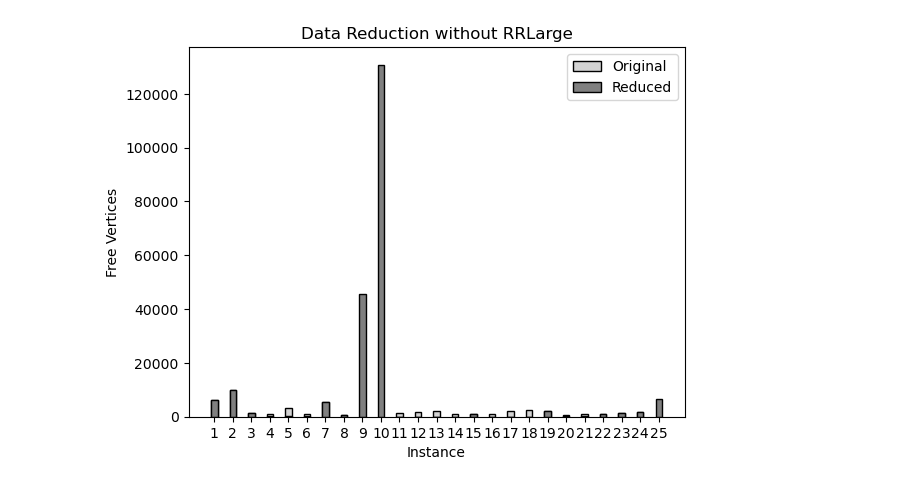
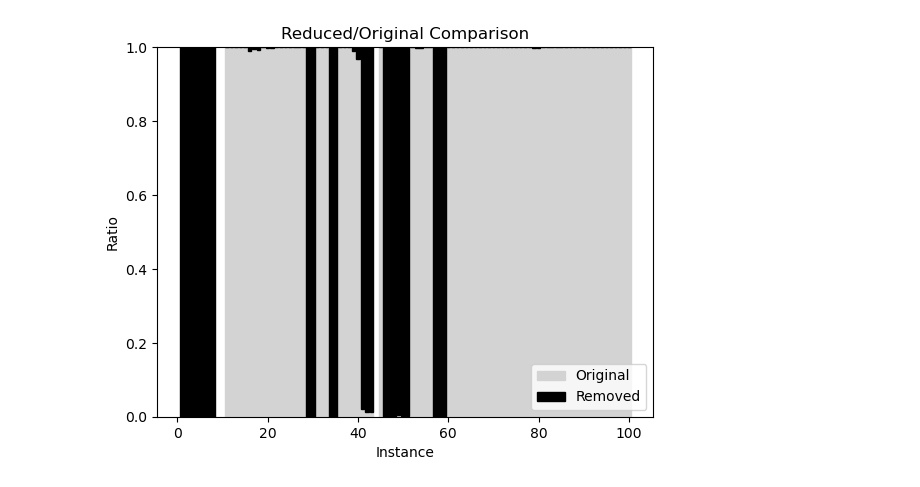
Before and after one commit to lucidLuckylee/pace_2024, a Jupyter notebook: helper/notebooks/data_reduction.ipynb, the cells around one changed output. Drawn from its saved outputs; the diff is of its cells as text; code cells hidden in the pictures.

```diff
--- a/helper/notebooks/data_reduction.ipynb
+++ b/helper/notebooks/data_reduction.ipynb
@@ -98,21 +70,22 @@ reduced_df = pd.DataFrame(reduced_data)
-# %%
-# Get the indices for the data
-indices = range(1, len(original_df) +1)
-
-# Plot the data
-plt.bar(indices, original_df['free'], width=0.35, label='Original', color='lightgrey', edgecolor='black')
-plt.bar(indices, reduced_df['free'], width=0.35, label='Reduced', color='grey', edgecolor='black')
-
-# Add labels and title
-plt.xlabel('Instance')
-plt.ylabel('Free Vertices')
-plt.title('Data Reduction without RRLarge')
-plt.xticks(indices, indices)  # Adjust x-axis ticks
-
-# Add legend
-plt.legend()
-
-# Show plot
-plt.show()
-# %% [output]
-[figure, removed]
+# %%
+ratio_df = reduced_df / original_df
+complement_df = 1 - ratio_df
+fig, ax = plt.subplots()
+
+# Plot the bars
+bar_width = 0.8
+indices = range(1, len(original_df) + 1)
+bars1 = ax.bar(indices, ratio_df['free'], width=bar_width, label='Original', color='lightgrey', edgecolor='lightgrey')
+bars2 = ax.bar(indices, complement_df['free'], width=bar_width, bottom=ratio_df['free'], label='Removed', color='black', edgecolor='black')
+
+# Add labels and title
+plt.xlabel('Instance')
+plt.ylabel('Ratio')
+plt.title('Reduced/Original Comparison')
+
+plt.legend(loc="lower right")
+
+# Show plot
+plt.show()
+# %% [output]
+[figure, added]
```
Also changed, not shown: parts of 4 cells of this notebook, 11 other files.
